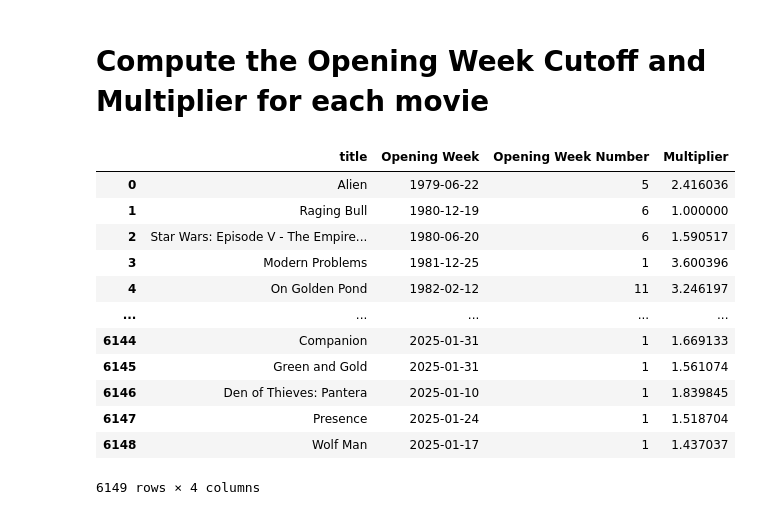
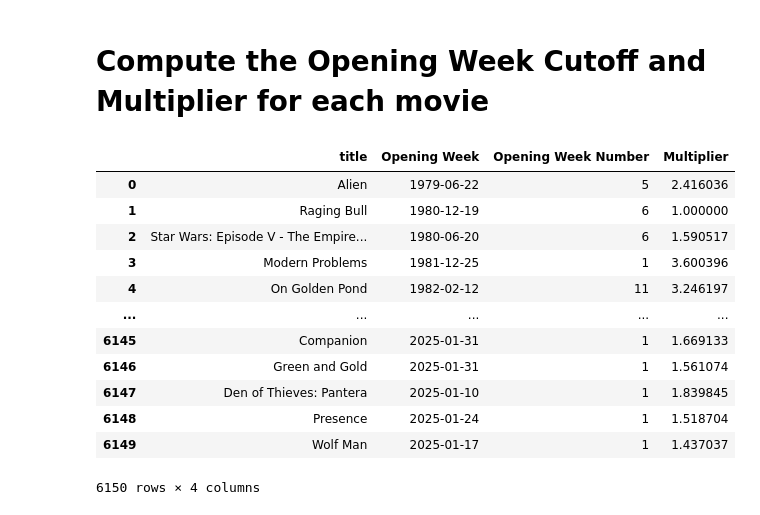
Before and after one commit to wampler77/ReelMetrics, a Jupyter notebook: IntegratingReviewsAndBoxOffice.ipynb, the cells around one changed output. Drawn from its saved outputs; the diff is of its cells as text; code cells hidden in the pictures.

```diff
--- a/IntegratingReviewsAndBoxOffice.ipynb
+++ b/IntegratingReviewsAndBoxOffice.ipynb
@@ -13,57 +13,56 @@ Our next task is to get the "opening" cutoff week for each movie based on the th
 # %% [markdown]
 # Loading and Cleaning Box Office Data
 # %%
-boxOffice = pickle.load( open( "LeapCleanedBoxofficeData.p", "rb" ) )
+boxOffice = pickle.load( open( "LeapReallyCleanedBoxofficeData.p", "rb" ) )
 
-titles = list(boxOffice.keys())
-stringVal = False
-badOrder = 0
-for title in titles:
-    movieData = boxOffice[title]
-    # Remove entries with no weekly gross data, number of theaters, or with fewer than three reported weeks
-    if ('Weekly' not in movieData.columns) or ('-' in movieData.Theaters.values) or (True in pd.isna(movieData.Theaters.values)) or (int(max(movieData.Week))<=3) or (movieData.Week.iloc[0]!=1):
-        del boxOffice[title]
-    # A few movies have special opening weekends which open very small. I've excluded them
-    elif (type(movieData.Week.values[0])==str):
-        print(title)
-        del boxOffice[title]
+# titles = list(boxOffice.keys())
+# stringVal = False
+# badOrder = 0
+# for title in titles:
+#     movieData = boxOffice[title]
+#     # Remove entries with no weekly gross data, number of theaters, or with fewer than three reported weeks
+#     if ('Weekly' not in movieData.columns) or ('-' in movieData.Theaters.values) or (True in pd.isna(movieData.Theaters.values)) or (int(max(movieData.Week))<=3) or (movieData.Week.iloc[0]!=1):
+#         print(title)
+#         del boxOffice[title]
+#     # A few movies have special opening weekends which open very small. I've excluded them
+#     # elif (type(movieData.Week.values[0])==str):
+#     #     print(title)
+#     #     del boxOffice[title]
 
-# pickle.dump( boxOffice, open( "CleanedBoxofficeData.p", "wb" ) )
+# # pickle.dump( boxOffice, open( "CleanedBoxofficeData.p", "wb" ) )
 # %% [markdown]
 # Compute the Opening Week Cutoff and Multiplier for each movie
 # %%
 multiplierDataFrame = pd.DataFrame(columns=('title', 'Opening Week', 'Opening Week Number', 'Multiplier'))
 i=0
 threshold = 0.6
 for title in boxOffice:
-    if title=='Charlie Bartlett (2008)':
-        pass
     cleanTitle = title.split(' (')[0] # Remove Year Tag
     widestWeek = max(boxOffice[title].Theaters)
     startingWeek = 0
     currentWeek = 0
     startingWeek = boxOffice[title][boxOffice[title].Theaters>=threshold*widestWeek].Week.min()
     # weekCutoffs[cleanTitle] = pd.to_datetime(boxOffice[title].at[startingWeek, 'Date'])
     opening = sum(boxOffice[title].Weekly.iloc[0:startingWeek].values)
     total = sum(boxOffice[title].Weekly.values)
     multiplier = total/opening
     multiplierDataFrame.loc[i] = [cleanTitle, pd.to_datetime(boxOffice[title].at[startingWeek, 'Date']), startingWeek, multiplier]
     i+=1
 multiplierDataFrame
 # %% [output]
 |  | title | Opening Week | Opening Week Number | Multiplier |
 | 0 | Alien | 1979-06-22 | 5 | 2.416036 |
 | 1 | Raging Bull | 1980-12-19 | 6 | 1.000000 |
 | 2 | Star Wars: Episode V - The Empire... | 1980-06-20 | 6 | 1.590517 |
 | 3 | Modern Problems | 1981-12-25 | 1 | 3.600396 |
 | 4 | On Golden Pond | 1982-02-12 | 11 | 3.246197 |
 | ... | ... | ... | ... | ... |
-| 6144 | Companion | 2025-01-31 | 1 | 1.669133 |
-| 6145 | Green and Gold | 2025-01-31 | 1 | 1.561074 |
-| 6146 | Den of Thieves: Pantera | 2025-01-10 | 1 | 1.839845 |
-| 6147 | Presence | 2025-01-24 | 1 | 1.518704 |
-| 6148 | Wolf Man | 2025-01-17 | 1 | 1.437037 |
+| 6145 | Companion | 2025-01-31 | 1 | 1.669133 |
+| 6146 | Green and Gold | 2025-01-31 | 1 | 1.561074 |
+| 6147 | Den of Thieves: Pantera | 2025-01-10 | 1 | 1.839845 |
+| 6148 | Presence | 2025-01-24 | 1 | 1.518704 |
+| 6149 | Wolf Man | 2025-01-17 | 1 | 1.437037 |
-6149 rows × 4 columns
+6150 rows × 4 columns
 # %%
 # read in review and movie data into data frames
 dfs = pd.read_csv('./cleandata/rotten_tomatoes_movie_reviews_clean_scale.csv', index_col=False)
```
Also changed, not shown: parts of 8 cells of this notebook, 3 other files.
